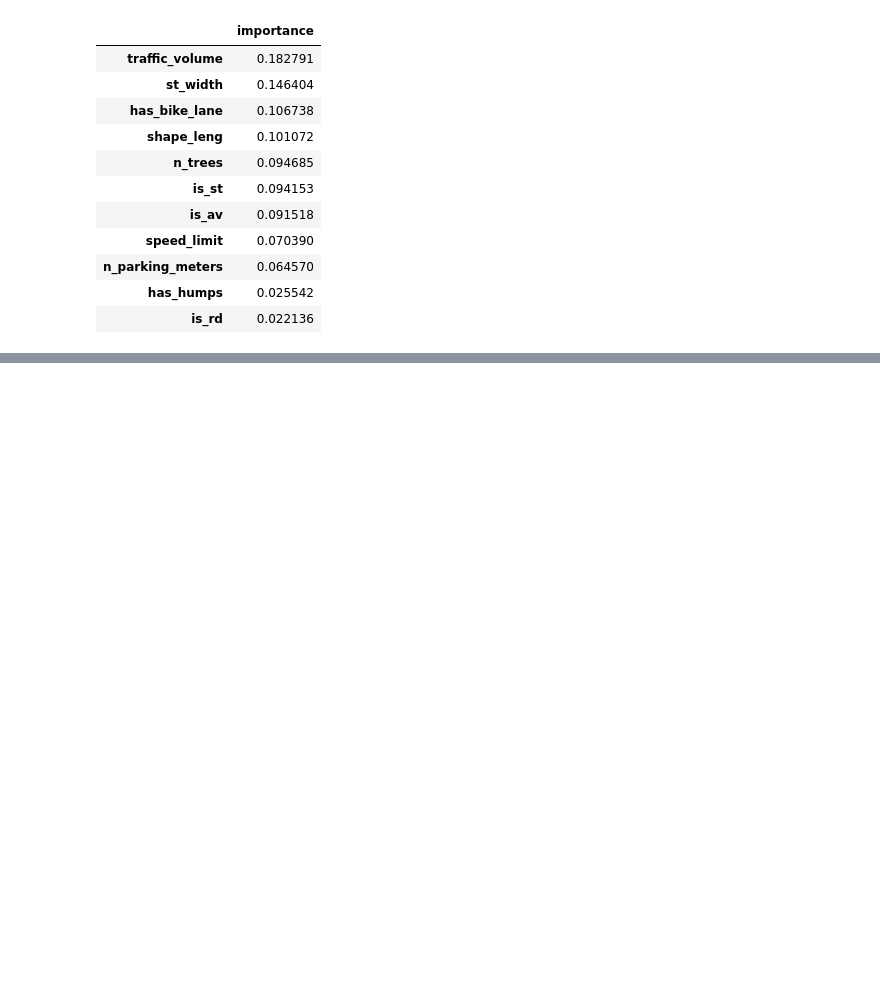
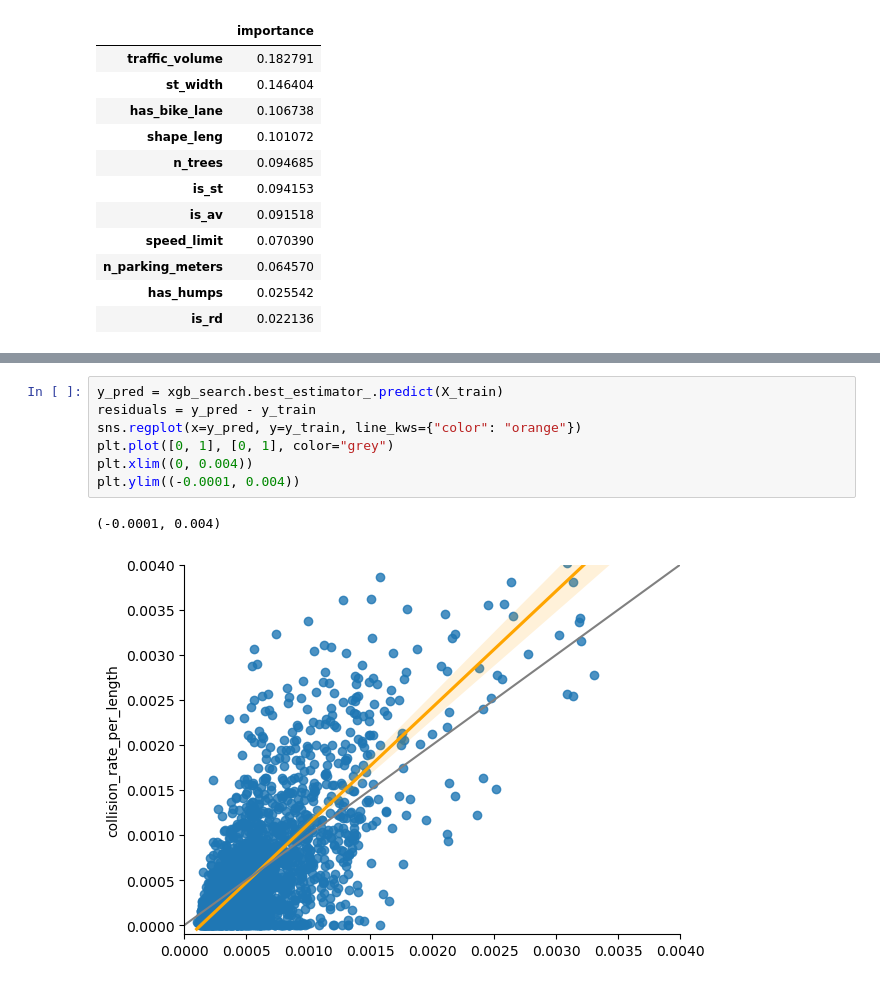
Before and after one commit to jacobvhook/road-speed, a Jupyter notebook: examples/regression_traffic_vol.ipynb, the cells around one changed output, grey strips where cells are left out. Cells and saved outputs as stored; diff of their text form; blank space fills up the shorter version.

```diff
--- a/examples/regression_traffic_vol.ipynb
+++ b/examples/regression_traffic_vol.ipynb
@@ -471,0 +472,10 @@ Text(0.5, 0, 'Importance')
+# %%
+y_pred = xgb_search.best_estimator_.predict(X_train)
+residuals = y_pred - y_train
+sns.regplot(x=y_pred, y=y_train, line_kws={"color": "orange"})
+plt.plot([0, 1], [0, 1], color="grey")
+plt.xlim((0, 0.004))
+plt.ylim((-0.0001, 0.004))
+# %% [output]
+(-0.0001, 0.004)
+[figure, added]
```
Also changed, not shown: parts of 7 cells of this notebook, 2 other files.
